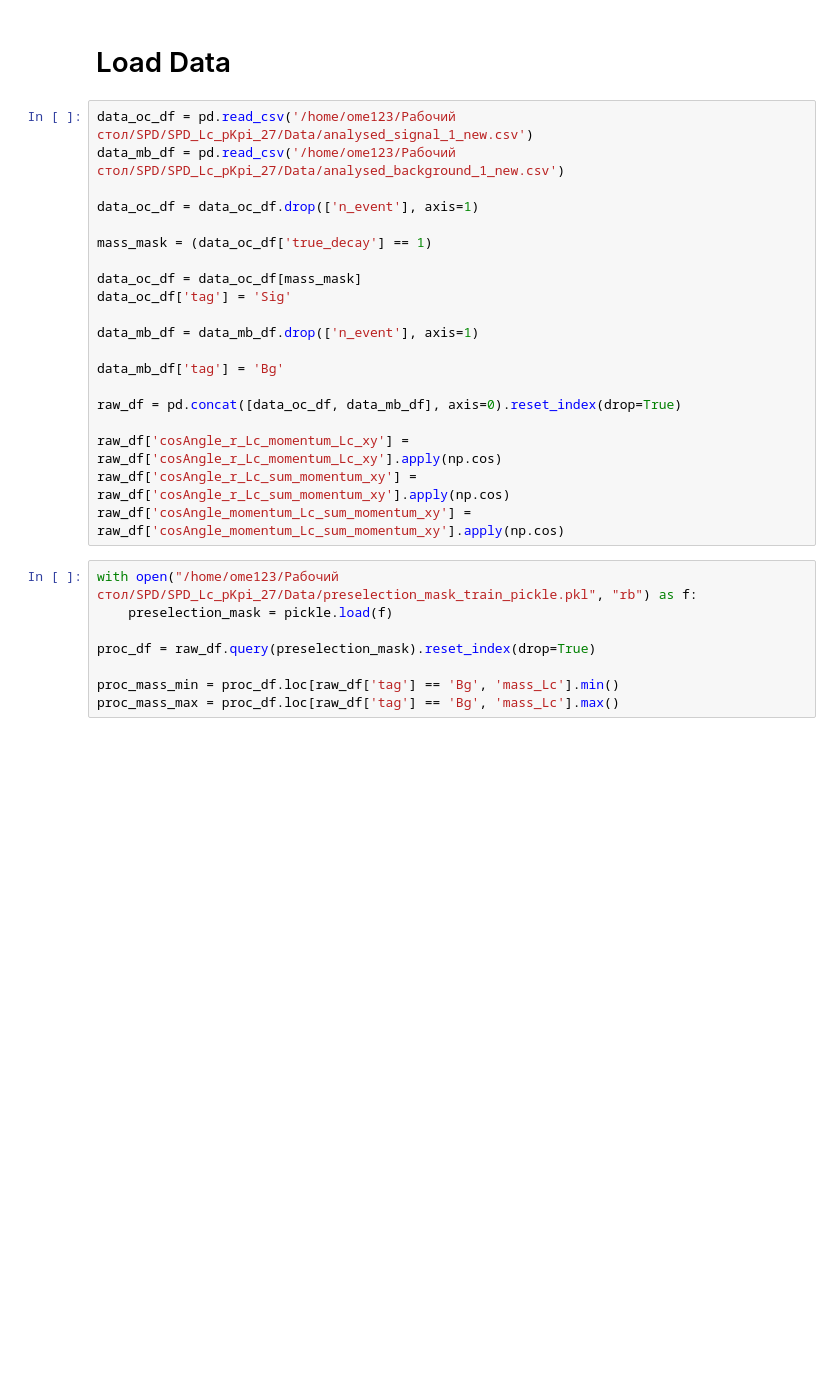
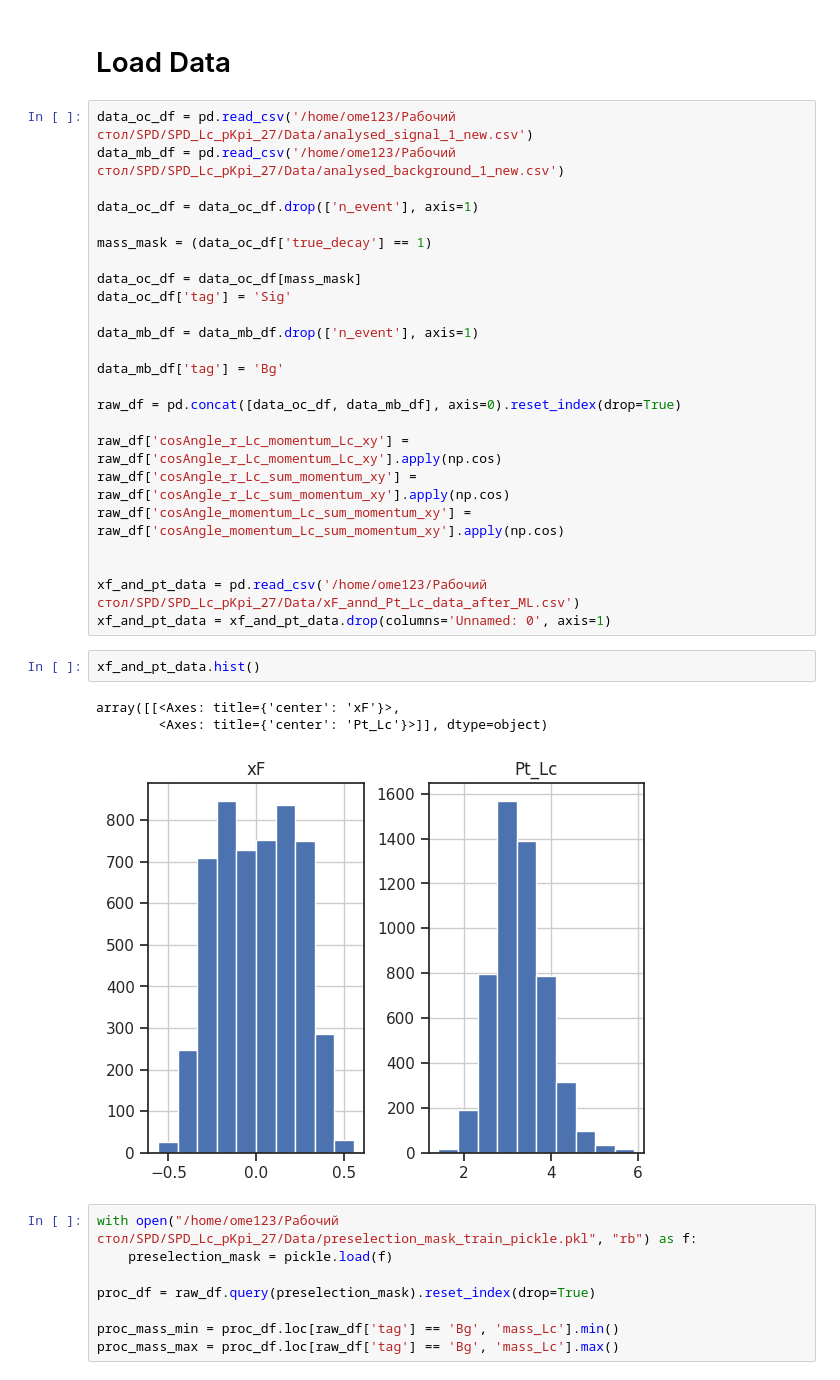
Before and after one commit to ArtSmirnovCH/SPD-Lc-pKpi-27, a Jupyter notebook: analysis_notebooks/supporting analysis/TSSA.ipynb, the cells around one changed output. Cells and saved outputs as stored; diff of their text form; blank space fills up the shorter version.

```diff
--- a/analysis_notebooks/supporting analysis/TSSA.ipynb
+++ b/analysis_notebooks/supporting analysis/TSSA.ipynb
@@ -61,6 +62,16 @@ raw_df = pd.concat([data_oc_df, data_mb_df], axis=0).reset_index(drop=True)
 raw_df['cosAngle_r_Lc_momentum_Lc_xy'] = raw_df['cosAngle_r_Lc_momentum_Lc_xy'].apply(np.cos)
 raw_df['cosAngle_r_Lc_sum_momentum_xy'] = raw_df['cosAngle_r_Lc_sum_momentum_xy'].apply(np.cos)
 raw_df['cosAngle_momentum_Lc_sum_momentum_xy'] = raw_df['cosAngle_momentum_Lc_sum_momentum_xy'].apply(np.cos)
+
+
+xf_and_pt_data = pd.read_csv('/home/ome123/Рабочий стол/SPD/SPD_Lc_pKpi_27/Data/xF_annd_Pt_Lc_data_after_ML.csv')
+xf_and_pt_data = xf_and_pt_data.drop(columns='Unnamed: 0', axis=1)
+# %%
+xf_and_pt_data.hist()
+# %% [output]
+array([[<Axes: title={'center': 'xF'}>,
+        <Axes: title={'center': 'Pt_Lc'}>]], dtype=object)
+[figure, added]
 # %%
 with open("/home/ome123/Рабочий стол/SPD/SPD_Lc_pKpi_27/Data/preselection_mask_train_pickle.pkl", "rb") as f:
     preselection_mask = pickle.load(f)
```
Also changed, not shown: parts of 10 cells of this notebook, 10 other files.
